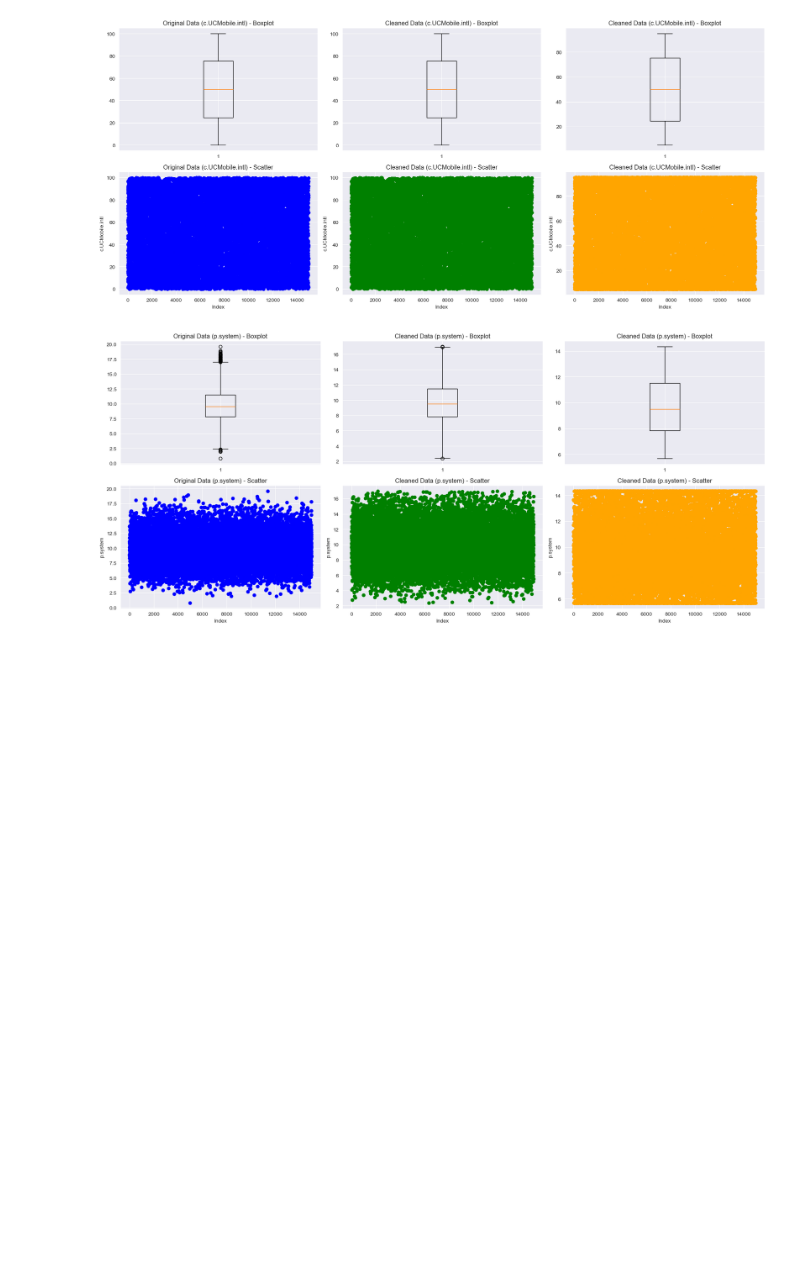
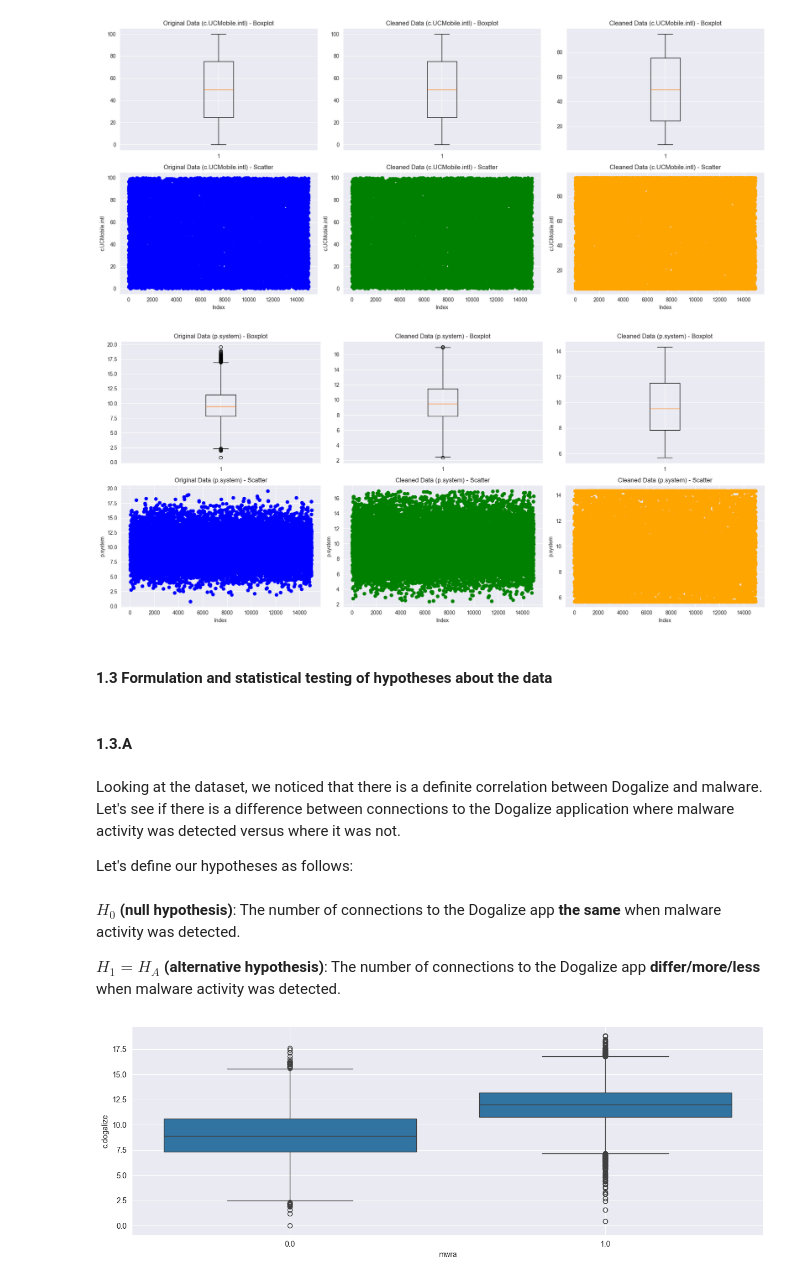
Before and after one commit to justAnArthur/iau-quest, a Jupyter notebook: index.ipynb, the cells around one changed output. Drawn from its saved outputs; the diff is of its cells as text; code cells hidden in the pictures; blank space fills up the shorter version.

Commit message:
Hypotheses

```diff
--- a/index.ipynb
+++ b/index.ipynb
@@ -724,3 +714,22 @@ for index, attribute in enumerate(significant_attributes):
 [figure]
 [figure]
 [figure]
+# %% [markdown]
+#### 1.3  Formulation and statistical testing of hypotheses about the data
+# %% [markdown]
+#### 1.3.A
+# %% [markdown]
+Looking at the dataset, we noticed that there is a definite correlation between Dogalize and malware. Let's see if there is a difference between connections to the Dogalize application where malware activity was detected versus where it was not.
+
+Let's define our hypotheses as follows:
+# %% [markdown]
+**$H_0$ (null hypothesis)**:  The number of connections to the Dogalize app **the same** when malware activity was detected.
+
+**$H_1 = H_A$ (alternative hypothesis)**: The number of connections to the Dogalize app **differ/more/less** when malware activity was detected.
+# %%
+fig, axes = plt.subplots(figsize=(15, 5))
+sns.boxplot(x='mwra', y='c.dogalize', data=connections)
+plt.grid(True)
+plt.show()
+# %% [output]
+[figure, added]
```
Also changed, not shown: parts of 45 cells of this notebook.
